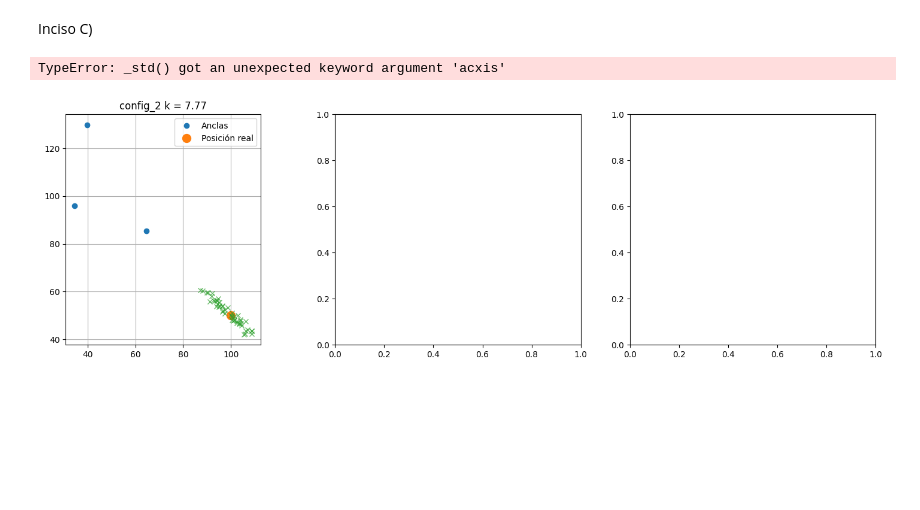
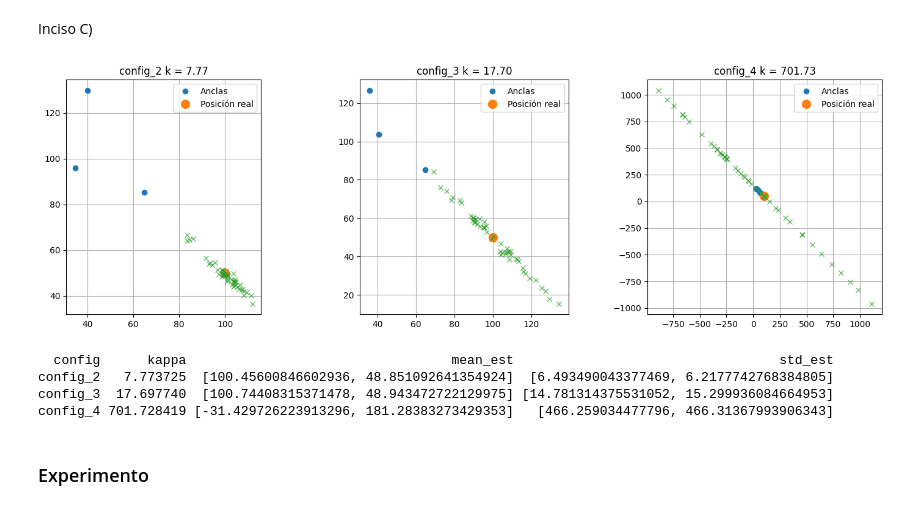
Before and after one commit to FrancoSandri/TP3_Inferencia, a Jupyter notebook: tp3.ipynb, the cells around one changed output. Drawn from its saved outputs; the diff is of its cells as text; code cells hidden in the pictures; blank space fills up the shorter version.

Commit message:
experimento terminado

```diff
--- a/tp3.ipynb
+++ b/tp3.ipynb
@@ -116,27 +116,32 @@ Inciso C)
 # %%
 sigma2 = 4
 configs = {"config_2": tp3.config_2, "config_3": tp3.config_3, "config_4": tp3.config_4}
 
 summary = []
 fig, axs = plt.subplots(1, 3, figsize = (18,5))
 for (name, cfg), ax in zip(configs.items(), axs):
     A, b = crear_matriz(cfg)
     kappa = np.linalg.cond(A)
     ests = simular_ruido(cfg, sigma2, n_real = 50)
 
     # Graficos
     plot_results(ax, cfg, p_true, None, title=f"{name} k = {kappa:.2f}")
     ax.plot(ests[:,0], ests[:,1], 'x', alpha = 0.7)
 
     # Estadísticas
     mean_est = ests.mean(axis = 0)
-    std_est = ests.std(acxis = 0)
+    std_est = ests.std(axis = 0)
     summary.append((name, kappa, mean_est, std_est))
 
 plt.show()
 
-df = pd.DataFrame(summary, columns=["config","kappa","mean_x","mean_y","std_x","std_y"])
+df = pd.DataFrame(summary, columns=["config","kappa","mean_est","std_est"])
 print(df.to_string(index=False))
 # %% [output]
+[figure, new version]
-TypeError: _std() got an unexpected keyword argument 'acxis'
+  config      kappa                                  mean_est                                  std_est
+config_2   7.773725  [100.45600846602936, 48.851092641354924]  [6.493490043377469, 6.2177742768384805]
+config_3  17.697740  [100.74408315371478, 48.943472722129975] [14.781314375531052, 15.299936084664953]
+config_4 701.728419 [-31.429726223913296, 181.28383273429353]   [466.259034477796, 466.31367993906343]
-[figure, old version]
+# %% [markdown]
+### Experimento
```
Also changed, not shown: parts of 4 cells of this notebook.
